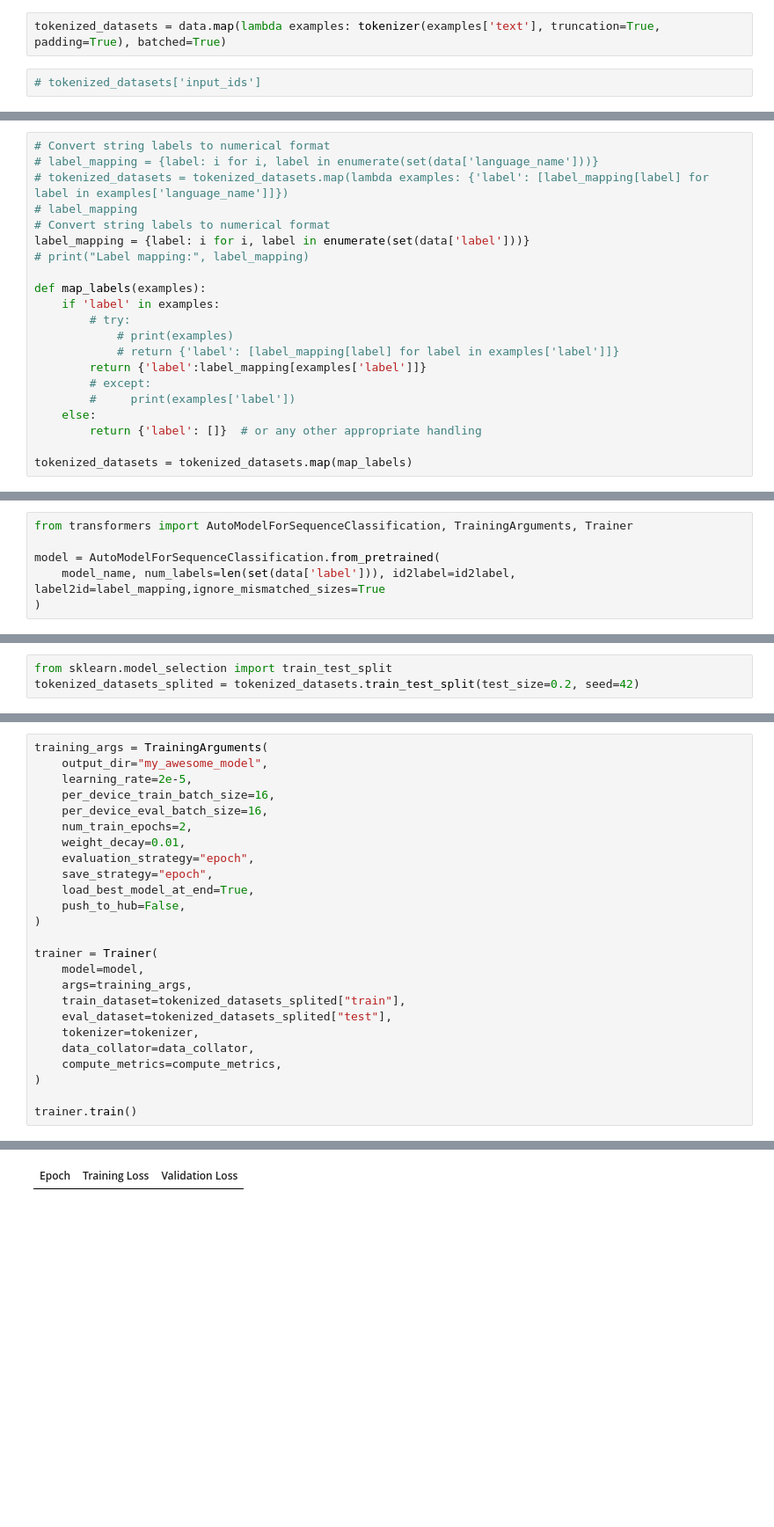
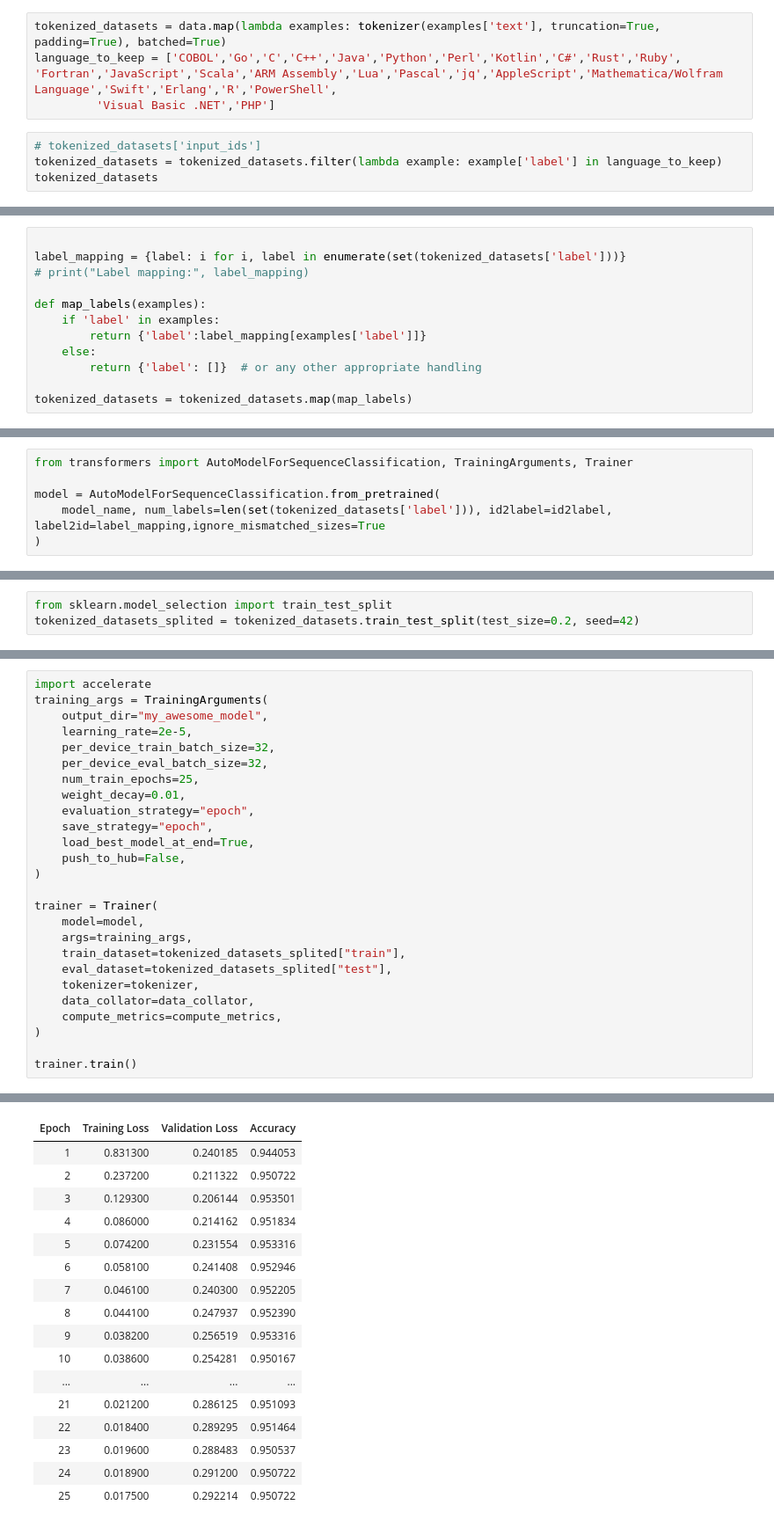
Before and after one commit to manindersingh120996/guess-programming-language, a Jupyter notebook: Model Training.ipynb, the cells around one changed output, grey strips where cells are left out. Shown: that part at 88% size. Drawn from its saved outputs; the diff is of its cells as text; blank space fills up the shorter version.

Commit message:
Uploaded Model training File

```diff
--- a/Model Training.ipynb
+++ b/Model Training.ipynb
@@ -36,5 +38,10 @@ data = data.rename_column('code','text')
 data = data.rename_column('language_name','label')
 # %%
 tokenized_datasets = data.map(lambda examples: tokenizer(examples['text'], truncation=True, padding=True), batched=True)
+language_to_keep = ['COBOL','Go','C','C++','Java','Python','Perl','Kotlin','C#','Rust','Ruby',
+'Fortran','JavaScript','Scala','ARM Assembly','Lua','Pascal','jq','AppleScript','Mathematica/Wolfram Language','Swift','Erlang','R','PowerShell',
+         'Visual Basic .NET','PHP']
 # %%
 # tokenized_datasets['input_ids']
+tokenized_datasets = tokenized_datasets.filter(lambda example: example['label'] in language_to_keep)
+tokenized_datasets
@@ -58,22 +74,13 @@ Dataset({
 # %%
 # data[0]
 # %%
-# Convert string labels to numerical format
-# label_mapping = {label: i for i, label in enumerate(set(data['language_name']))}
-# tokenized_datasets = tokenized_datasets.map(lambda examples: {'label': [label_mapping[label] for label in examples['language_name']]})
-# label_mapping
-# Convert string labels to numerical format
-label_mapping = {label: i for i, label in enumerate(set(data['label']))}
+
+label_mapping = {label: i for i, label in enumerate(set(tokenized_datasets['label']))}
 # print("Label mapping:", label_mapping)
 
 def map_labels(examples):
     if 'label' in examples:
-        # try:
-            # print(examples)
-            # return {'label': [label_mapping[label] for label in examples['label']]}
         return {'label':label_mapping[examples['label']]}
-        # except:
-        #     print(examples['label'])
     else:
         return {'label': []}  # or any other appropriate handling
 
@@ -102,6 +131,6 @@ def compute_metrics(eval_pred):
 from transformers import AutoModelForSequenceClassification, TrainingArguments, Trainer
 
 model = AutoModelForSequenceClassification.from_pretrained(
-    model_name, num_labels=len(set(data['label'])), id2label=id2label, label2id=label_mapping,ignore_mismatched_sizes=True
+    model_name, num_labels=len(set(tokenized_datasets['label'])), id2label=id2label, label2id=label_mapping,ignore_mismatched_sizes=True
 )
 # %% [output]
@@ -126,12 +153,13 @@ DatasetDict({
     })
 })
 # %%
+import accelerate
 training_args = TrainingArguments(
     output_dir="my_awesome_model",
     learning_rate=2e-5,
-    per_device_train_batch_size=16,
-    per_device_eval_batch_size=16,
-    num_train_epochs=2,
+    per_device_train_batch_size=32,
+    per_device_eval_batch_size=32,
+    num_train_epochs=25,
     weight_decay=0.01,
     evaluation_strategy="epoch",
     save_strategy="epoch",
@@ -156 +184,17 @@ You're using a XLMRobertaTokenizerFast tokenizer. Please note that with a fast t
-| Epoch | Training Loss | Validation Loss |
+| Epoch | Training Loss | Validation Loss | Accuracy |
+| 1 | 0.831300 | 0.240185 | 0.944053 |
+| 2 | 0.237200 | 0.211322 | 0.950722 |
+| 3 | 0.129300 | 0.206144 | 0.953501 |
+| 4 | 0.086000 | 0.214162 | 0.951834 |
+| 5 | 0.074200 | 0.231554 | 0.953316 |
+| 6 | 0.058100 | 0.241408 | 0.952946 |
+| 7 | 0.046100 | 0.240300 | 0.952205 |
+| 8 | 0.044100 | 0.247937 | 0.952390 |
+| 9 | 0.038200 | 0.256519 | 0.953316 |
+| 10 | 0.038600 | 0.254281 | 0.950167 |
+| ... | ... | ... | ... |
+| 21 | 0.021200 | 0.286125 | 0.951093 |
+| 22 | 0.018400 | 0.289295 | 0.951464 |
+| 23 | 0.019600 | 0.288483 | 0.950537 |
+| 24 | 0.018900 | 0.291200 | 0.950722 |
+| 25 | 0.017500 | 0.292214 | 0.950722 |
```
Also changed, not shown: parts of 17 cells of this notebook.
